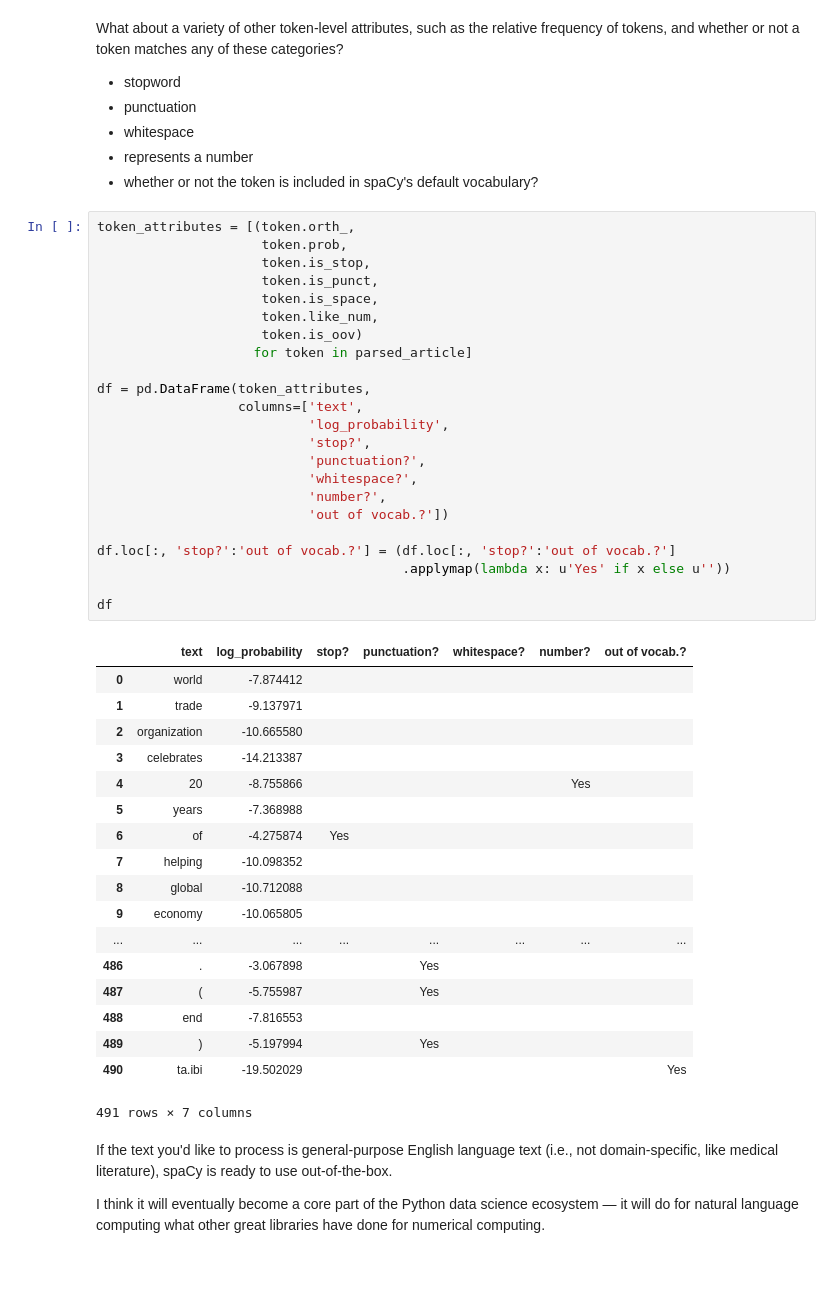
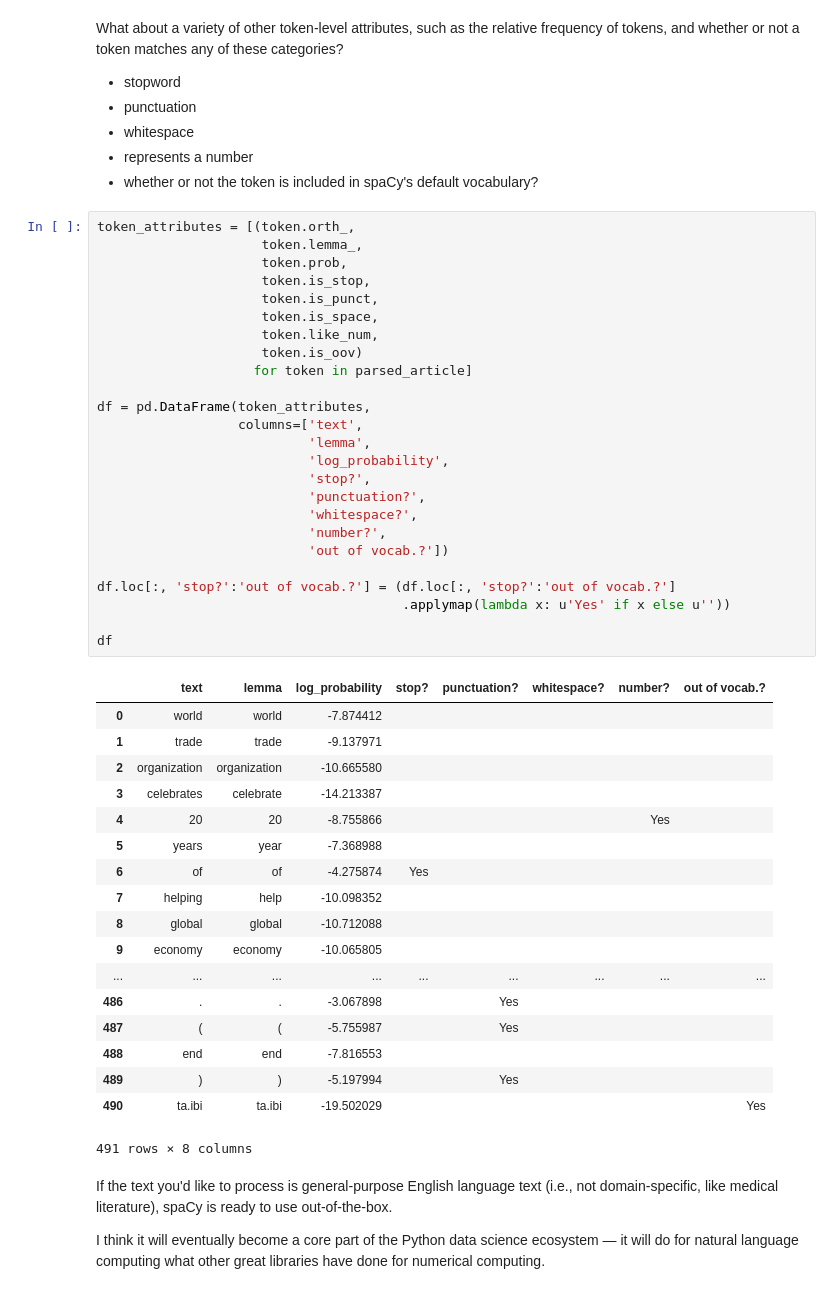
Before and after one commit to morreene/pandas-news-mining, a Jupyter notebook: NewAnalysis-Modern.ipynb, the cells around one changed output. Cells and saved outputs as stored; diff of their text form.

```diff
--- a/NewAnalysis-Modern.ipynb
+++ b/NewAnalysis-Modern.ipynb
@@ -293,46 +296,48 @@ What about a variety of other token-level attributes, such as the relative frequ
 - whether or not the token is included in spaCy's default vocabulary?
 # %%
 token_attributes = [(token.orth_,
+                     token.lemma_,
                      token.prob,
                      token.is_stop,
                      token.is_punct,
                      token.is_space,
                      token.like_num,
                      token.is_oov)
                     for token in parsed_article]
 
 df = pd.DataFrame(token_attributes,
                   columns=['text',
+                           'lemma',
                            'log_probability',
                            'stop?',
                            'punctuation?',
                            'whitespace?',
                            'number?',
                            'out of vocab.?'])
 
 df.loc[:, 'stop?':'out of vocab.?'] = (df.loc[:, 'stop?':'out of vocab.?']
                                        .applymap(lambda x: u'Yes' if x else u''))
 
 df
 # %% [output]
-|  | text | log_probability | stop? | punctuation? | whitespace? | number? | out of vocab.? |
-| 0 | world | -7.874412 |  |  |  |  |  |
-| 1 | trade | -9.137971 |  |  |  |  |  |
-| 2 | organization | -10.665580 |  |  |  |  |  |
-| 3 | celebrates | -14.213387 |  |  |  |  |  |
-| 4 | 20 | -8.755866 |  |  |  | Yes |  |
-| 5 | years | -7.368988 |  |  |  |  |  |
-| 6 | of | -4.275874 | Yes |  |  |  |  |
-| 7 | helping | -10.098352 |  |  |  |  |  |
-| 8 | global | -10.712088 |  |  |  |  |  |
-| 9 | economy | -10.065805 |  |  |  |  |  |
-| ... | ... | ... | ... | ... | ... | ... | ... |
-| 486 | . | -3.067898 |  | Yes |  |  |  |
-| 487 | ( | -5.755987 |  | Yes |  |  |  |
-| 488 | end | -7.816553 |  |  |  |  |  |
-| 489 | ) | -5.197994 |  | Yes |  |  |  |
-| 490 | ta.ibi | -19.502029 |  |  |  |  | Yes |
+|  | text | lemma | log_probability | stop? | punctuation? | whitespace? | number? | out of vocab.? |
+| 0 | world | world | -7.874412 |  |  |  |  |  |
+| 1 | trade | trade | -9.137971 |  |  |  |  |  |
+| 2 | organization | organization | -10.665580 |  |  |  |  |  |
+| 3 | celebrates | celebrate | -14.213387 |  |  |  |  |  |
+| 4 | 20 | 20 | -8.755866 |  |  |  | Yes |  |
+| 5 | years | year | -7.368988 |  |  |  |  |  |
+| 6 | of | of | -4.275874 | Yes |  |  |  |  |
+| 7 | helping | help | -10.098352 |  |  |  |  |  |
+| 8 | global | global | -10.712088 |  |  |  |  |  |
+| 9 | economy | economy | -10.065805 |  |  |  |  |  |
+| ... | ... | ... | ... | ... | ... | ... | ... | ... |
+| 486 | . | . | -3.067898 |  | Yes |  |  |  |
+| 487 | ( | ( | -5.755987 |  | Yes |  |  |  |
+| 488 | end | end | -7.816553 |  |  |  |  |  |
+| 489 | ) | ) | -5.197994 |  | Yes |  |  |  |
+| 490 | ta.ibi | ta.ibi | -19.502029 |  |  |  |  | Yes |
-491 rows × 7 columns
+491 rows × 8 columns
 # %% [markdown]
 If the text you'd like to process is general-purpose English language text (i.e., not domain-specific, like medical literature), spaCy is ready to use out-of-the-box.
 
```
Also changed, not shown: parts of 24 cells of this notebook, 2 other files.
